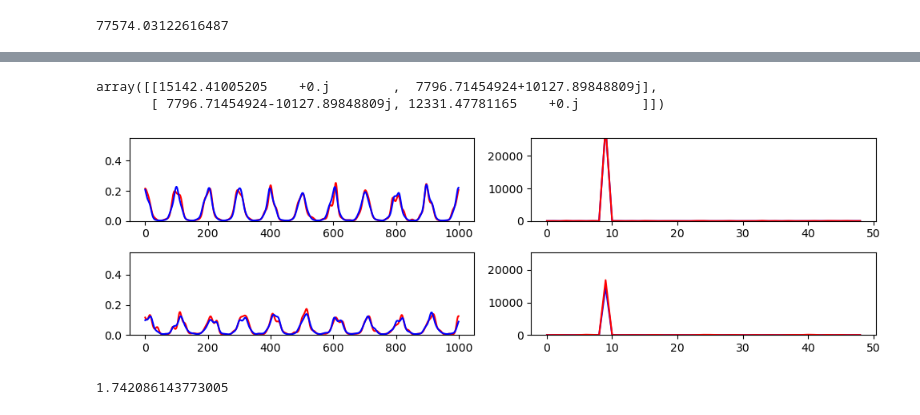
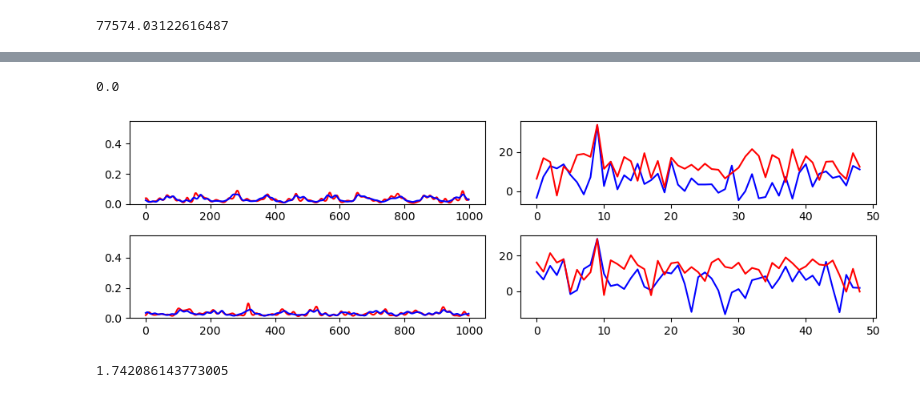
Before and after one commit to Stephen-Lab-BU/sgc, a Jupyter notebook: experiments/sgc/view_synthetic.ipynb, the cells around one changed output, grey strips where cells are left out. Cells and saved outputs as stored; diff of their text form; code cells hidden in the pictures.

```diff
--- a/experiments/sgc/view_synthetic.ipynb
+++ b/experiments/sgc/view_synthetic.ipynb
@@ -89,9 +89,11 @@ sample_length = 1000
 seed = 8
 # prev_model = model_load
 # %%
-data_path = f'saved/synthetic_data/simple_synthetic_{L}_{sample_length}_{C}_{mu}_{seed}'
-model_path = f'saved/fitted_models/simple_synthetic_{L}_{sample_length}_{C}_{mu}_{seed}_fitted'
+K = 2
+data_path = f'saved/synthetic_data/simple_synthetic_{K}_{L}_{sample_length}_{C}_{mu}_{seed}'
+model_path = f'saved/fitted_models/simple_synthetic_{K}_{L}_{sample_length}_{C}_{mu}_{seed}_fitted_new'
 
+num_em=10
 data_load = pickle_open(data_path)
 model_load = pickle_open(model_path)
 
@@ -401,37 +489,36 @@ g.shape
 # %%
 from cohlib.utils import logistic
 # %%
-y = model_load['track'][4]['gamma']
-y[9,:,:]
+y = model_load['track'][9]['inv']
+np.linalg.det(y)
 # %% [output]
-array([[15142.41005205    +0.j        ,  7796.71454924+10127.89848809j],
-       [ 7796.71454924-10127.89848809j, 12331.47781165    +0.j        ]])
+0.0
 # %%
 r = 9
-l = 13
+l = 0
 fig, ax = plt.subplots(2,2, figsize=(10,3))
-mus = model_load['track'][r]['mus']
+mus = model_load['track'][0][r]['mus']
 # mus = prev_model['track'][r]['mus']
 mul = mus[l,:].reshape(2,-1)
 vl = vs[l,:,:99].reshape(2,-1)
 ax[0,0].plot(logistic(Wv @ mul[0,:]), color='red')
 ax[0,0].plot(logistic(Wv @ vl[0,:]), color='blue')
 ax[1,0].plot(logistic(Wv @ mul[1,:]), color='red')
 ax[1,0].plot(logistic(Wv @ vl[1,:]), color='blue')
 ax[1,0].set_ylim([0,0.55])
 ax[0,0].set_ylim([0,0.55])
 
 mulz = conv_v_to_z(mul, axis=1)
 vlz = conv_v_to_z(vl, axis=1)
-ax[0,1].plot(np.abs(vlz[0,1:])**2, color='blue')
-ax[0,1].plot(np.abs(mulz[0,1:])**2, color='red')
-ax[1,1].plot(np.abs(vlz[1,1:])**2, color='blue')
-ax[1,1].plot(np.abs(mulz[1,1:])**2, color='red')
-ax[0,1].set_ylim([0,25500])
-ax[1,1].set_ylim([0,25500])
+ax[0,1].plot(10*np.log10(np.abs(vlz[0,1:])**2), color='blue')
+ax[0,1].plot(10*np.log10(np.abs(mulz[0,1:])**2), color='red')
+ax[1,1].plot(10*np.log10(np.abs(vlz[1,1:])**2), color='blue')
+ax[1,1].plot(10*np.log10(np.abs(mulz[1,1:])**2), color='red')
+# ax[0,1].set_ylim([0,25500])
+# ax[1,1].set_ylim([0,25500])
 plt.tight_layout()
 # %% [output]
-[figure, old version]
+[figure, new version]
 # %%
 ginv = model_load['track'][3]['inv'] + np.eye(198)*1.0
 np.diag(ginv).max()
```
Also changed, not shown: parts of 34 cells of this notebook, 26 other files.
